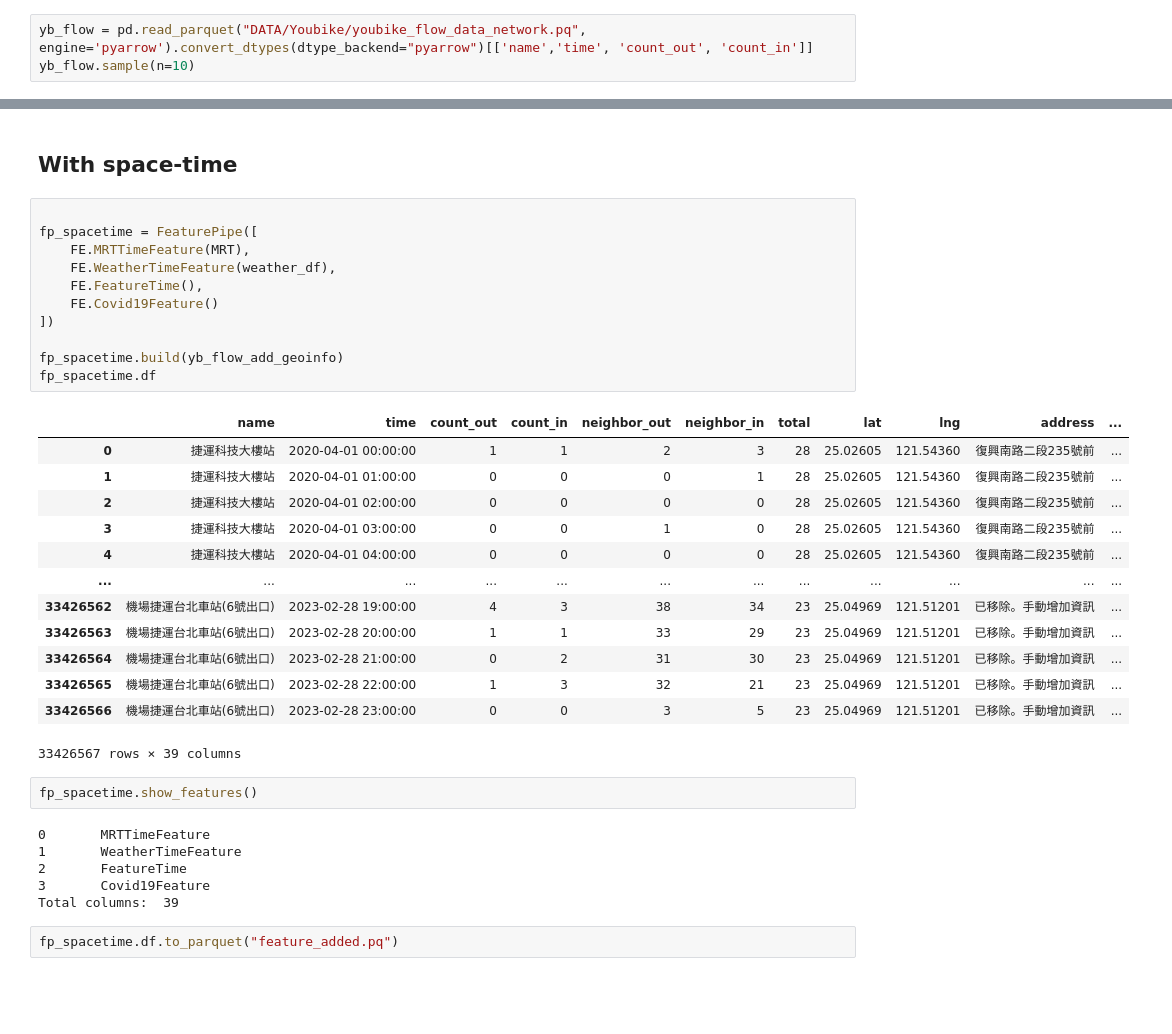
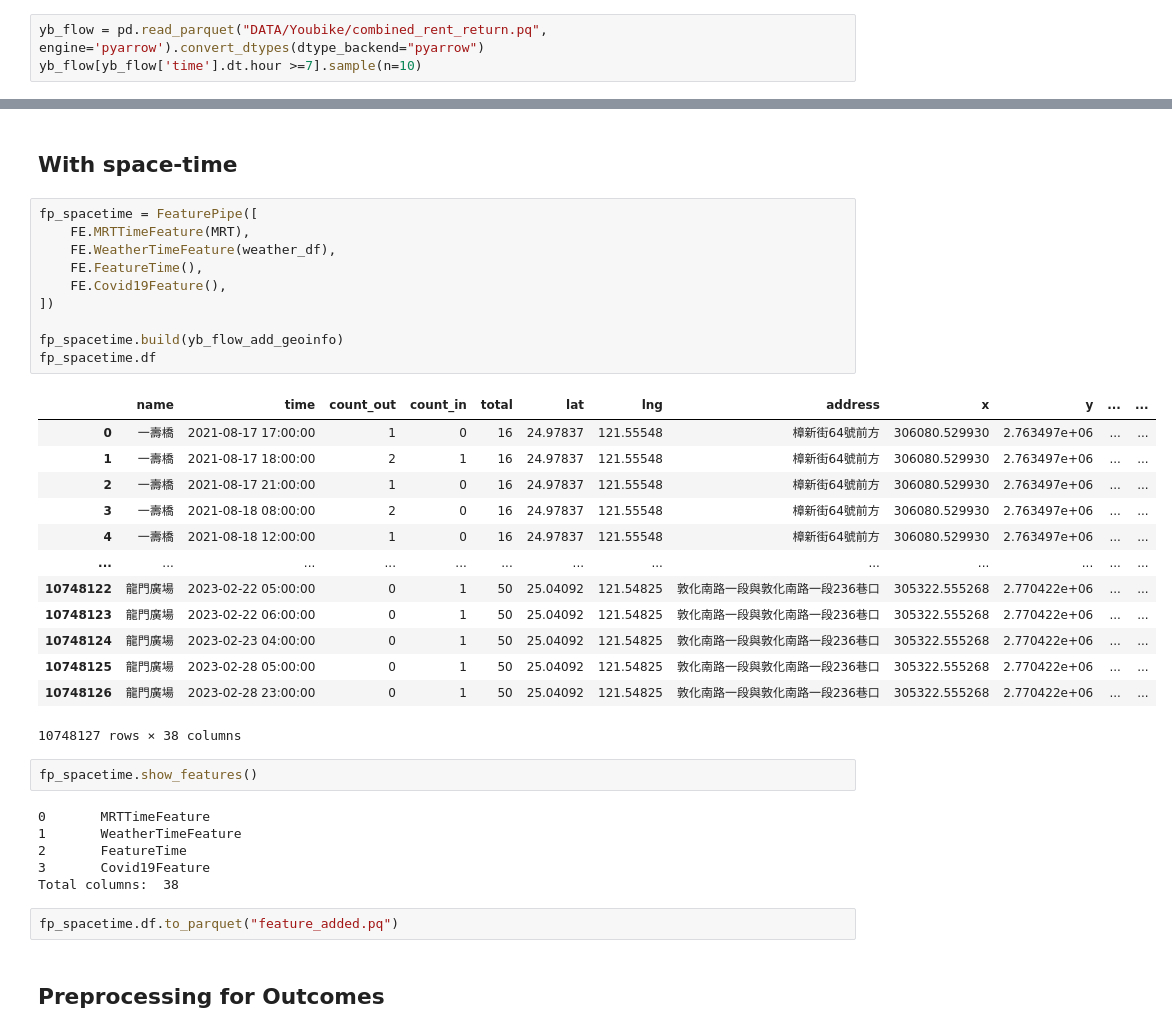
Before and after one commit to teddy21019/YoubikeUsagePrediction, a Jupyter notebook: project/data_view.ipynb, the cells around one changed output, grey strips where cells are left out. Drawn from its saved outputs; the diff is of its cells as text; blank space fills up the shorter version.

```diff
--- a/project/data_view.ipynb
+++ b/project/data_view.ipynb
@@ -40,7 +41,7 @@ warnings.filterwarnings('ignore')
 
 從政府開訪資料網站取得之臺北市公共自行車 2.0 租借紀錄，經過小時加總後得到每一個 Youbike 站點在該小時的借出與還車數量
 # %%
-yb_flow = pd.read_parquet("DATA/Youbike/youbike_flow_data_network.pq", engine='pyarrow').convert_dtypes(dtype_backend="pyarrow")[['name','time', 'count_out', 'count_in']]
-yb_flow.sample(n=10)
+yb_flow = pd.read_parquet("DATA/Youbike/combined_rent_return.pq", engine='pyarrow').convert_dtypes(dtype_backend="pyarrow")
+yb_flow[yb_flow['time'].dt.hour >=7].sample(n=10)
 # %% [output]
 |  | name | time | count_out | count_in |
@@ -359,30 +360,29 @@ yb_flow_add_geoinfo = yb_flow_set_index.join(df_geo.set_index('name')).reset_ind
 # %% [markdown]
 ## With space-time
 # %%
-
 fp_spacetime = FeaturePipe([
     FE.MRTTimeFeature(MRT),
     FE.WeatherTimeFeature(weather_df),
     FE.FeatureTime(),
-    FE.Covid19Feature()
+    FE.Covid19Feature(),
 ])
 
 fp_spacetime.build(yb_flow_add_geoinfo)
 fp_spacetime.df
 # %% [output]
-|  | name | time | count_out | count_in | neighbor_out | neighbor_in | total | lat | lng | address | ... |
-| 0 | 捷運科技大樓站 | 2020-04-01 00:00:00 | 1 | 1 | 2 | 3 | 28 | 25.02605 | 121.54360 | 復興南路二段235號前 | ... |
-| 1 | 捷運科技大樓站 | 2020-04-01 01:00:00 | 0 | 0 | 0 | 1 | 28 | 25.02605 | 121.54360 | 復興南路二段235號前 | ... |
-| 2 | 捷運科技大樓站 | 2020-04-01 02:00:00 | 0 | 0 | 0 | 0 | 28 | 25.02605 | 121.54360 | 復興南路二段235號前 | ... |
-| 3 | 捷運科技大樓站 | 2020-04-01 03:00:00 | 0 | 0 | 1 | 0 | 28 | 25.02605 | 121.54360 | 復興南路二段235號前 | ... |
-| 4 | 捷運科技大樓站 | 2020-04-01 04:00:00 | 0 | 0 | 0 | 0 | 28 | 25.02605 | 121.54360 | 復興南路二段235號前 | ... |
-| ... | ... | ... | ... | ... | ... | ... | ... | ... | ... | ... | ... |
-| 33426562 | 機場捷運台北車站(6號出口) | 2023-02-28 19:00:00 | 4 | 3 | 38 | 34 | 23 | 25.04969 | 121.51201 | 已移除。手動增加資訊 | ... |
-| 33426563 | 機場捷運台北車站(6號出口) | 2023-02-28 20:00:00 | 1 | 1 | 33 | 29 | 23 | 25.04969 | 121.51201 | 已移除。手動增加資訊 | ... |
-| 33426564 | 機場捷運台北車站(6號出口) | 2023-02-28 21:00:00 | 0 | 2 | 31 | 30 | 23 | 25.04969 | 121.51201 | 已移除。手動增加資訊 | ... |
-| 33426565 | 機場捷運台北車站(6號出口) | 2023-02-28 22:00:00 | 1 | 3 | 32 | 21 | 23 | 25.04969 | 121.51201 | 已移除。手動增加資訊 | ... |
-| 33426566 | 機場捷運台北車站(6號出口) | 2023-02-28 23:00:00 | 0 | 0 | 3 | 5 | 23 | 25.04969 | 121.51201 | 已移除。手動增加資訊 | ... |
+|  | name | time | count_out | count_in | total | lat | lng | address | x | y | ... | ... |
+| 0 | 一壽橋 | 2021-08-17 17:00:00 | 1 | 0 | 16 | 24.97837 | 121.55548 | 樟新街64號前方 | 306080.529930 | 2.763497e+06 | ... | ... |
+| 1 | 一壽橋 | 2021-08-17 18:00:00 | 2 | 1 | 16 | 24.97837 | 121.55548 | 樟新街64號前方 | 306080.529930 | 2.763497e+06 | ... | ... |
+| 2 | 一壽橋 | 2021-08-17 21:00:00 | 1 | 0 | 16 | 24.97837 | 121.55548 | 樟新街64號前方 | 306080.529930 | 2.763497e+06 | ... | ... |
+| 3 | 一壽橋 | 2021-08-18 08:00:00 | 2 | 0 | 16 | 24.97837 | 121.55548 | 樟新街64號前方 | 306080.529930 | 2.763497e+06 | ... | ... |
+| 4 | 一壽橋 | 2021-08-18 12:00:00 | 1 | 0 | 16 | 24.97837 | 121.55548 | 樟新街64號前方 | 306080.529930 | 2.763497e+06 | ... | ... |
+| ... | ... | ... | ... | ... | ... | ... | ... | ... | ... | ... | ... | ... |
+| 10748122 | 龍門廣場 | 2023-02-22 05:00:00 | 0 | 1 | 50 | 25.04092 | 121.54825 | 敦化南路一段與敦化南路一段236巷口 | 305322.555268 | 2.770422e+06 | ... | ... |
+| 10748123 | 龍門廣場 | 2023-02-22 06:00:00 | 0 | 1 | 50 | 25.04092 | 121.54825 | 敦化南路一段與敦化南路一段236巷口 | 305322.555268 | 2.770422e+06 | ... | ... |
+| 10748124 | 龍門廣場 | 2023-02-23 04:00:00 | 0 | 1 | 50 | 25.04092 | 121.54825 | 敦化南路一段與敦化南路一段236巷口 | 305322.555268 | 2.770422e+06 | ... | ... |
+| 10748125 | 龍門廣場 | 2023-02-28 05:00:00 | 0 | 1 | 50 | 25.04092 | 121.54825 | 敦化南路一段與敦化南路一段236巷口 | 305322.555268 | 2.770422e+06 | ... | ... |
+| 10748126 | 龍門廣場 | 2023-02-28 23:00:00 | 0 | 1 | 50 | 25.04092 | 121.54825 | 敦化南路一段與敦化南路一段236巷口 | 305322.555268 | 2.770422e+06 | ... | ... |
-33426567 rows × 39 columns
+10748127 rows × 38 columns
 # %%
 fp_spacetime.show_features()
 # %% [output]
@@ -390,6 +390,8 @@ fp_spacetime.show_features()
 1       WeatherTimeFeature
 2       FeatureTime
 3       Covid19Feature
-Total columns:  39
+Total columns:  38
 # %%
 fp_spacetime.df.to_parquet("feature_added.pq")
+# %% [markdown]
+## Preprocessing for Outcomes
```
Also changed, not shown: parts of 13 cells of this notebook.
